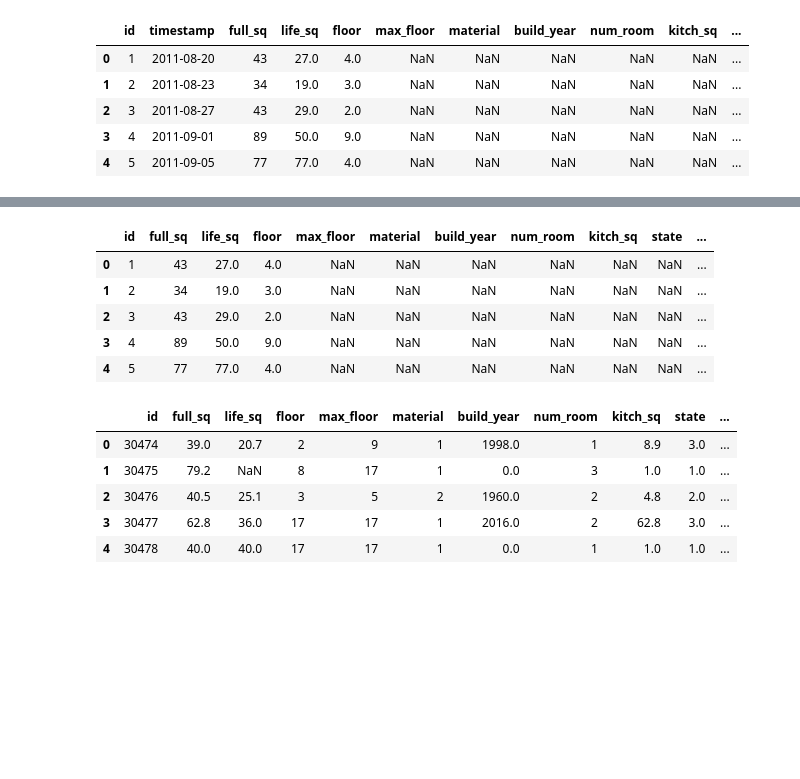
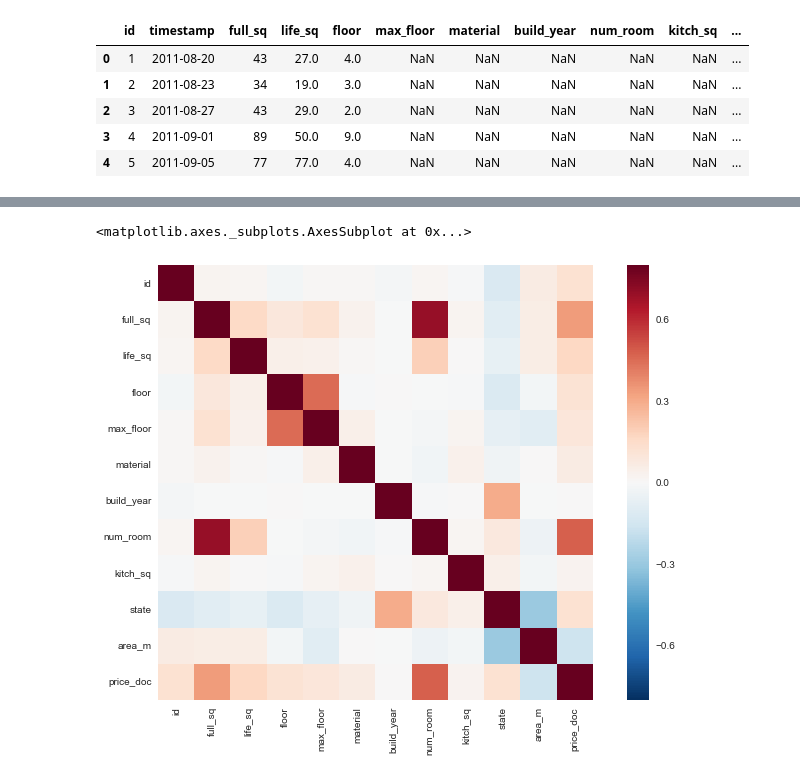
Before and after one commit to nycdatasci/bootcamp009_project, a Jupyter notebook: Project3-MachineLearning/romi_reza_sean_pradeep_andrew/Sberbank/training EDA.ipynb, the cells around one changed output, grey strips where cells are left out. Drawn from its saved outputs; the diff is of its cells as text; code cells hidden in the pictures; blank space fills up the shorter version.

```diff
--- a/Project3-MachineLearning/romi_reza_sean_pradeep_andrew/Sberbank/training EDA.ipynb
+++ b/Project3-MachineLearning/romi_reza_sean_pradeep_andrew/Sberbank/training EDA.ipynb
@@ -38,5 +38,5 @@ macro.head()
 | 3 | 2010-01-04 | 76.1 | NaN | NaN | NaN | NaN | NaN | NaN | ... |
 | 4 | 2010-01-05 | 76.1 | NaN | NaN | NaN | NaN | NaN | NaN | ... |
 # %%
-house_train = train.iloc[:,[0,1,2,3,4,5,6,7,8,9,10,13,291]]
+hftrain = train.iloc[:,[0,1,2,3,4,5,6,7,8,9,10,11,12,13,291]]
 # %%
@@ -295,0 +249,3 @@ train_df.head()
+# %%
+corrmat = hftrain.corr()
+corrmat
@@ -296,3 +266,9 @@ train_df.head()
+# %%
+plt.figure(figsize=(12,8))
+sns.heatmap(corrmat, vmax=.8, square=True)
+# %% [output]
+<matplotlib.axes._subplots.AxesSubplot at 0x...>
+[figure, added]
 # %%
 # Do stuff with the date
 def add_date_features(df):
@@ -324,9 +293,0 @@ train_df = add_date_features(train_df)
-# %%
-train_df.head()
-# %% [output]
-|  | id | full_sq | life_sq | floor | max_floor | material | build_year | num_room | kitch_sq | state | ... |
-| 0 | 1 | 43 | 27.0 | 4.0 | NaN | NaN | NaN | NaN | NaN | NaN | ... |
-| 1 | 2 | 34 | 19.0 | 3.0 | NaN | NaN | NaN | NaN | NaN | NaN | ... |
-| 2 | 3 | 43 | 29.0 | 2.0 | NaN | NaN | NaN | NaN | NaN | NaN | ... |
-| 3 | 4 | 89 | 50.0 | 9.0 | NaN | NaN | NaN | NaN | NaN | NaN | ... |
-| 4 | 5 | 77 | 77.0 | 4.0 | NaN | NaN | NaN | NaN | NaN | NaN | ... |
@@ -335,9 +293,0 @@ test_df = add_date_features(test_full)
-# %%
-test_df.head()
-# %% [output]
-|  | id | full_sq | life_sq | floor | max_floor | material | build_year | num_room | kitch_sq | state | ... |
-| 0 | 30474 | 39.0 | 20.7 | 2 | 9 | 1 | 1998.0 | 1 | 8.9 | 3.0 | ... |
-| 1 | 30475 | 79.2 | NaN | 8 | 17 | 1 | 0.0 | 3 | 1.0 | 1.0 | ... |
-| 2 | 30476 | 40.5 | 25.1 | 3 | 5 | 2 | 1960.0 | 2 | 4.8 | 2.0 | ... |
-| 3 | 30477 | 62.8 | 36.0 | 17 | 17 | 1 | 2016.0 | 2 | 62.8 | 3.0 | ... |
-| 4 | 30478 | 40.0 | 40.0 | 17 | 17 | 1 | 0.0 | 1 | 1.0 | 1.0 | ... |
```
Also changed, not shown: parts of 84 cells of this notebook.
